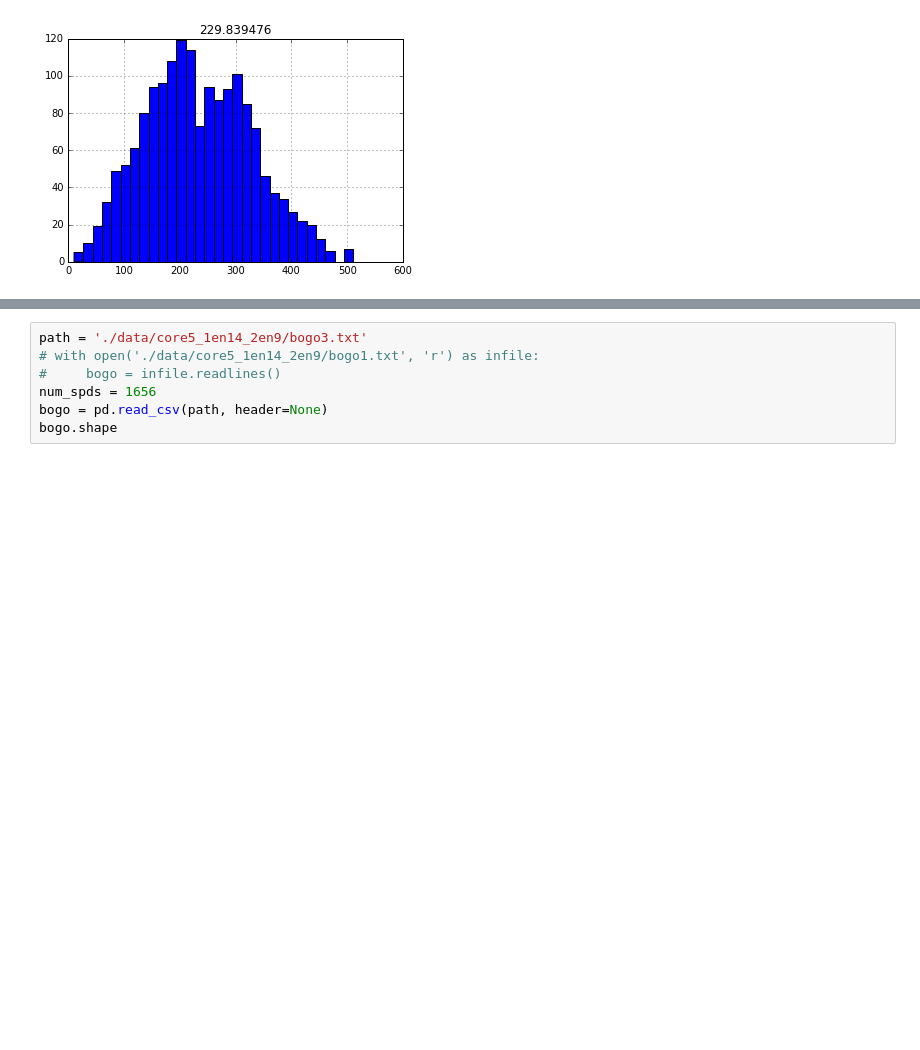
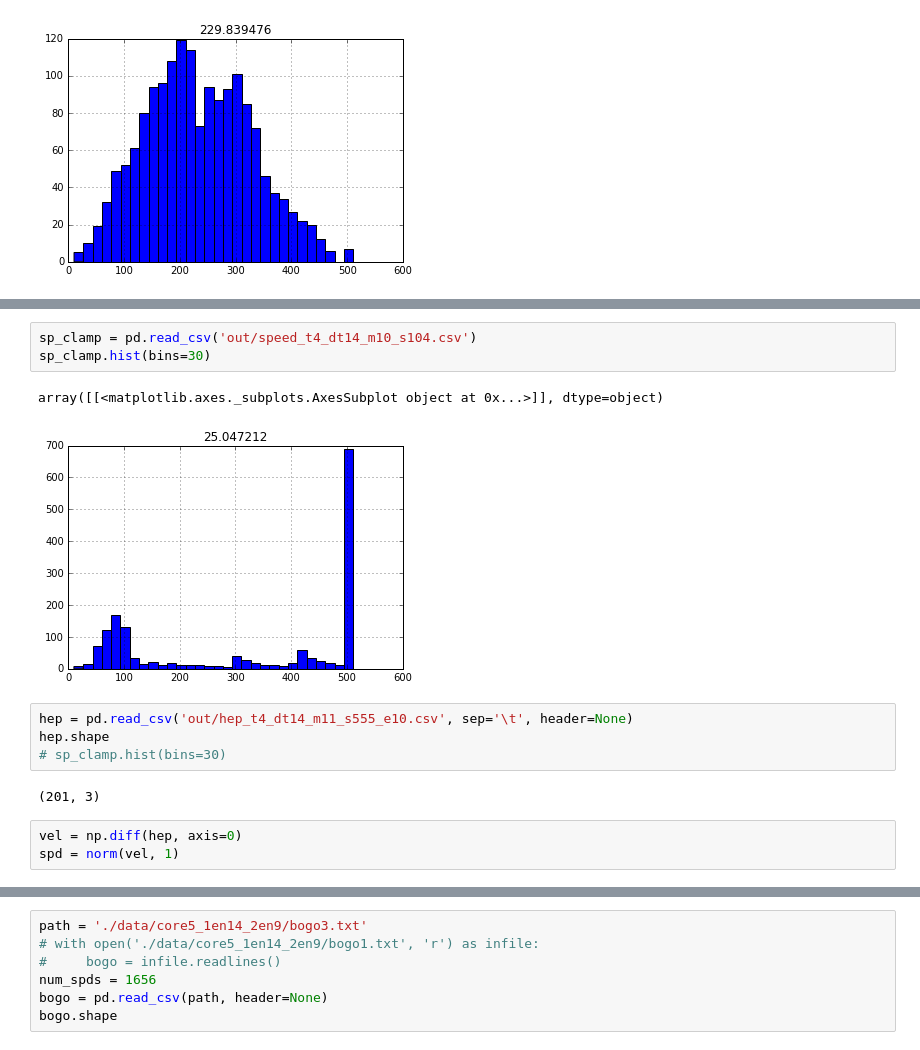
Before and after one commit to prefrontalvortex/xenon_molecular_dynamics, a Jupyter notebook: process_avg.ipynb, the cells around one changed output, grey strips where cells are left out. Saved outputs shown, nothing was run; the diff lists cells and outputs as text; blank space fills up the shorter version.

```diff
--- a/process_avg.ipynb
+++ b/process_avg.ipynb
@@ -202,0 +205,15 @@ sp_clamp.hist(bins=30)
+# %%
+sp_clamp = pd.read_csv('out/speed_t4_dt14_m10_s104.csv')
+sp_clamp.hist(bins=30)
+# %% [output]
+array([[<matplotlib.axes._subplots.AxesSubplot object at 0x...>]], dtype=object)
+[figure, added]
+# %%
+hep = pd.read_csv('out/hep_t4_dt14_m11_s555_e10.csv', sep='\t', header=None)
+hep.shape
+# sp_clamp.hist(bins=30)
+# %% [output]
+(201, 3)
+# %%
+vel = np.diff(hep, axis=0)
+spd = norm(vel, 1)
```
Also changed, not shown: parts of 15 cells of this notebook, 5 other files.
